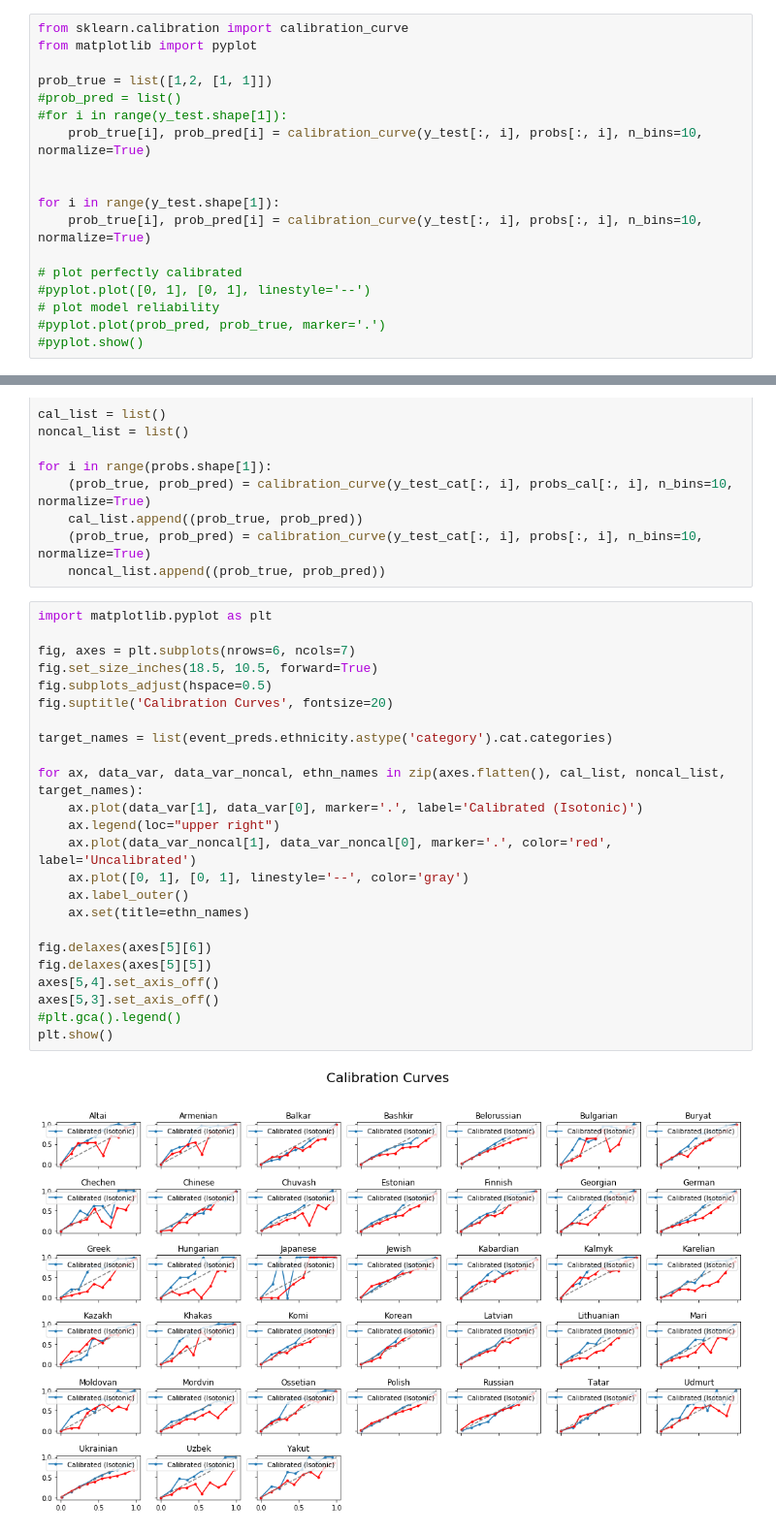
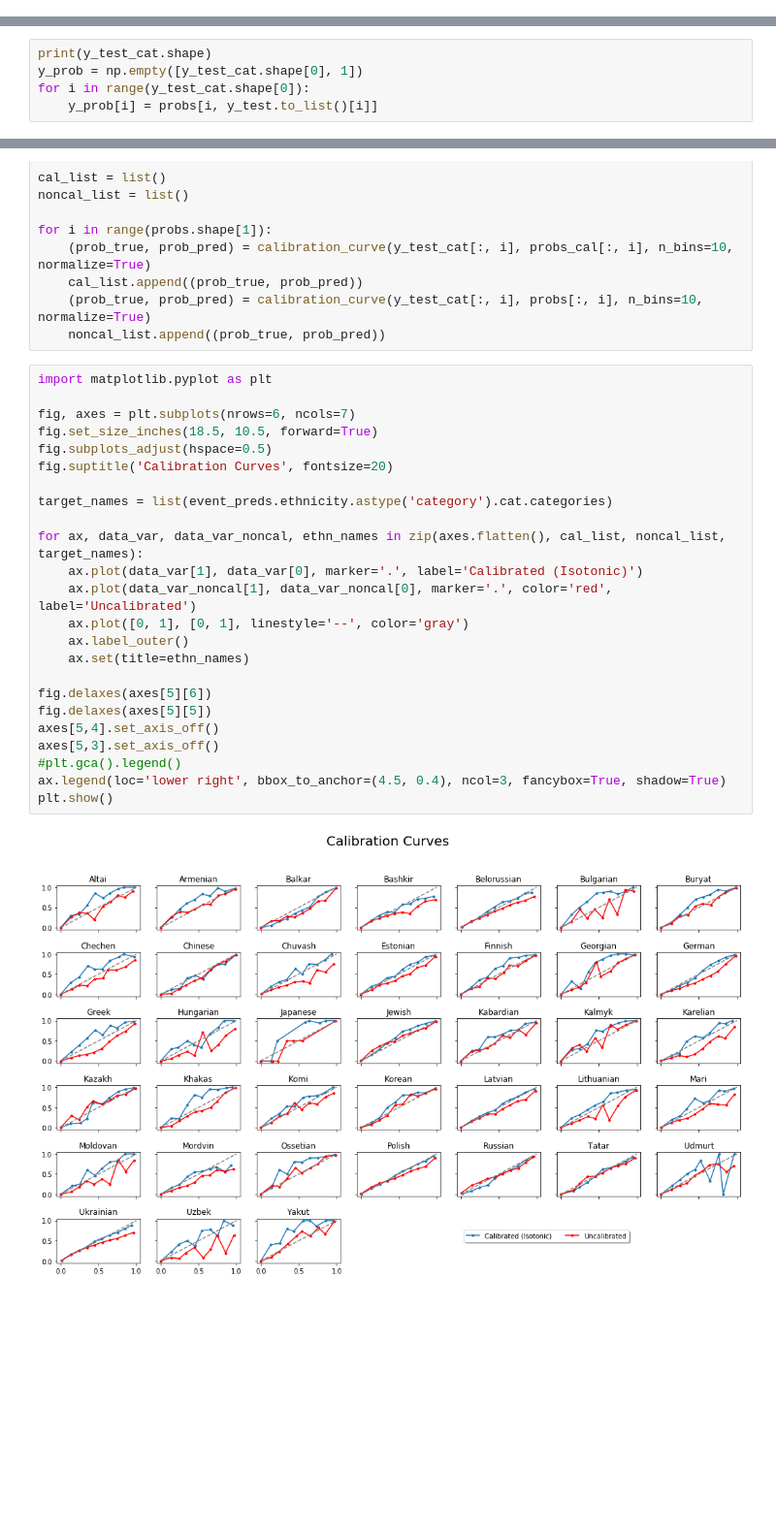
Before and after one commit to martin-kosiik/Geopolitics-of-Repressions-updated, a Jupyter notebook: code/ethnicity_imputation.ipynb, the cells around one changed output, grey strips where cells are left out. Shown at 97% size. Drawn from its saved outputs; the diff is of its cells as text; blank space fills up the shorter version.

```diff
--- a/code/ethnicity_imputation.ipynb
+++ b/code/ethnicity_imputation.ipynb
@@ -331,21 +311,3 @@ Use tf.where in 2.0, which has the same broadcast rule as np.where
 probs = model.predict_proba(X_test) # to predict probability
 # %% [markdown]
 https://arxiv.org/pdf/1706.04599.pdf
-# %%
-from sklearn.calibration import calibration_curve
-from matplotlib import pyplot
-
-prob_true = list([1,2, [1, 1]])
-#prob_pred = list()
-#for i in range(y_test.shape[1]):
-    prob_true[i], prob_pred[i] = calibration_curve(y_test[:, i], probs[:, i], n_bins=10, normalize=True)
-
-
-for i in range(y_test.shape[1]):
-    prob_true[i], prob_pred[i] = calibration_curve(y_test[:, i], probs[:, i], n_bins=10, normalize=True)
-
-# plot perfectly calibrated
-#pyplot.plot([0, 1], [0, 1], linestyle='--')
-# plot model reliability
-#pyplot.plot(prob_pred, prob_true, marker='.')
-#pyplot.show()
@@ -496,0 +476,5 @@ y_test_cat.shape
+# %%
+print(y_test_cat.shape)
+y_prob = np.empty([y_test_cat.shape[0], 1])
+for i in range(y_test_cat.shape[0]):
+    y_prob[i] = probs[i, y_test.to_list()[i]]
@@ -509,26 +501,26 @@ for i in range(probs.shape[1]):
 # %%
 import matplotlib.pyplot as plt
 
 fig, axes = plt.subplots(nrows=6, ncols=7)
 fig.set_size_inches(18.5, 10.5, forward=True)
 fig.subplots_adjust(hspace=0.5)
 fig.suptitle('Calibration Curves', fontsize=20)
 
 target_names = list(event_preds.ethnicity.astype('category').cat.categories)
 
 for ax, data_var, data_var_noncal, ethn_names in zip(axes.flatten(), cal_list, noncal_list, target_names):
     ax.plot(data_var[1], data_var[0], marker='.', label='Calibrated (Isotonic)')
-    ax.legend(loc="upper right")
     ax.plot(data_var_noncal[1], data_var_noncal[0], marker='.', color='red', label='Uncalibrated')
     ax.plot([0, 1], [0, 1], linestyle='--', color='gray')
     ax.label_outer()
     ax.set(title=ethn_names)
 
 fig.delaxes(axes[5][6])
 fig.delaxes(axes[5][5])
 axes[5,4].set_axis_off()
 axes[5,3].set_axis_off()
 #plt.gca().legend()
+ax.legend(loc='lower right', bbox_to_anchor=(4.5, 0.4), ncol=3, fancybox=True, shadow=True)
 plt.show()
 # %% [output]
-[figure, old version]
+[figure, new version]
```
Also changed, not shown: parts of 22 cells of this notebook.
